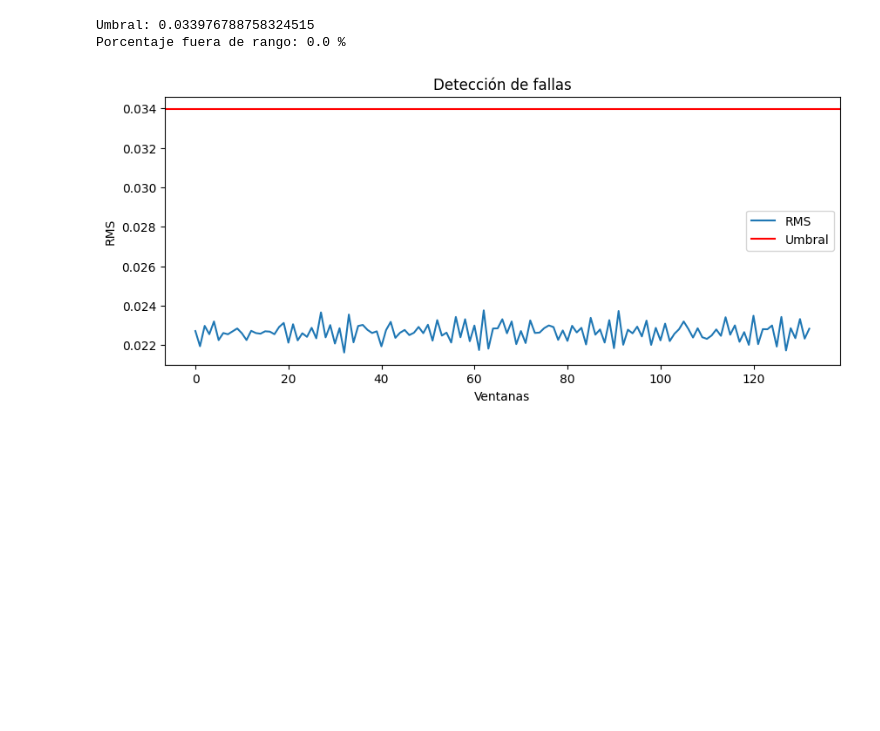
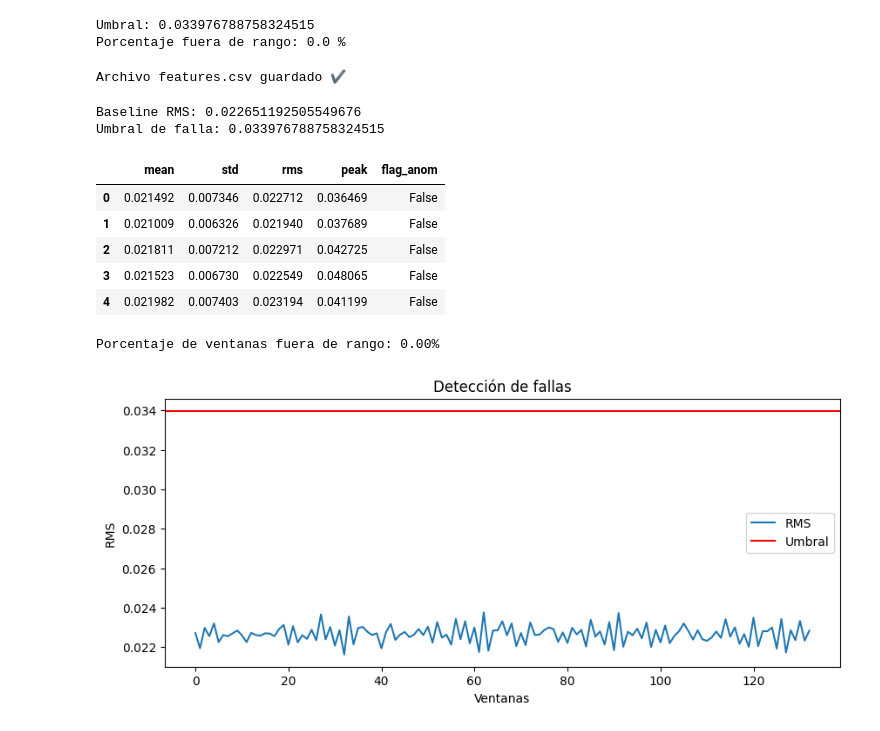
Before and after one commit to Valespace2302/Proyecto_Progra2_Gearbox_2, a Jupyter notebook: Gearbox_Fault_Detection_Dataset_–_PHM_2009_(NASA).ipynb, the cells around one changed output. Cells and saved outputs as stored; diff of their text form; code cells hidden in the pictures; blank space fills up the shorter version.

```diff
--- a/Gearbox_Fault_Detection_Dataset_–_PHM_2009_(NASA).ipynb
+++ b/Gearbox_Fault_Detection_Dataset_–_PHM_2009_(NASA).ipynb
@@ -7,7 +19,7 @@ import matplotlib.pyplot as plt
 # %%
-data = pd.read_csv('/content/Run_9.csv', header=None)
+data = pd.read_csv('Run_9.csv', header=None)
 
 print("Dimensión del archivo:", data.shape)
-print(data.head())
+display(data.head())
 # %% [output]
 Dimensión del archivo: (133328, 3)
@@ -99,6 +104,36 @@ print("Porcentaje fuera de rango:",
 # %% [output]
 Umbral: 0.033976788758324515
 Porcentaje fuera de rango: 0.0 %
+# %%
+feat_df.to_csv('features.csv', index=False)
+print("Archivo features.csv guardado ✔")
+# %% [output]
+Archivo features.csv guardado ✔
+# %%
+# Baseline usando las primeras ventanas (condición normal)
+baseline_rms = feat_df['rms'][:20].mean()
+threshold = baseline_rms * 1.5
+
+print("Baseline RMS:", baseline_rms)
+print("Umbral de falla:", threshold)
+# %% [output]
+Baseline RMS: 0.022651192505549676
+Umbral de falla: 0.033976788758324515
+# %%
+feat_df['flag_anom'] = feat_df['rms'] > threshold
+display(feat_df.head())
+# %% [output]
+|  | mean | std | rms | peak | flag_anom |
+| 0 | 0.021492 | 0.007346 | 0.022712 | 0.036469 | False |
+| 1 | 0.021009 | 0.006326 | 0.021940 | 0.037689 | False |
+| 2 | 0.021811 | 0.007212 | 0.022971 | 0.042725 | False |
+| 3 | 0.021523 | 0.006730 | 0.022549 | 0.048065 | False |
+| 4 | 0.021982 | 0.007403 | 0.023194 | 0.041199 | False |
+# %%
+kpi_out = feat_df['flag_anom'].mean() * 100
+print(f"Porcentaje de ventanas fuera de rango: {kpi_out:.2f}%")
+# %% [output]
+Porcentaje de ventanas fuera de rango: 0.00%
 # %%
 plt.figure(figsize=(10,4))
 plt.plot(feat_df['rms'], label='RMS')
```
Also changed, not shown: parts of 10 cells of this notebook.
